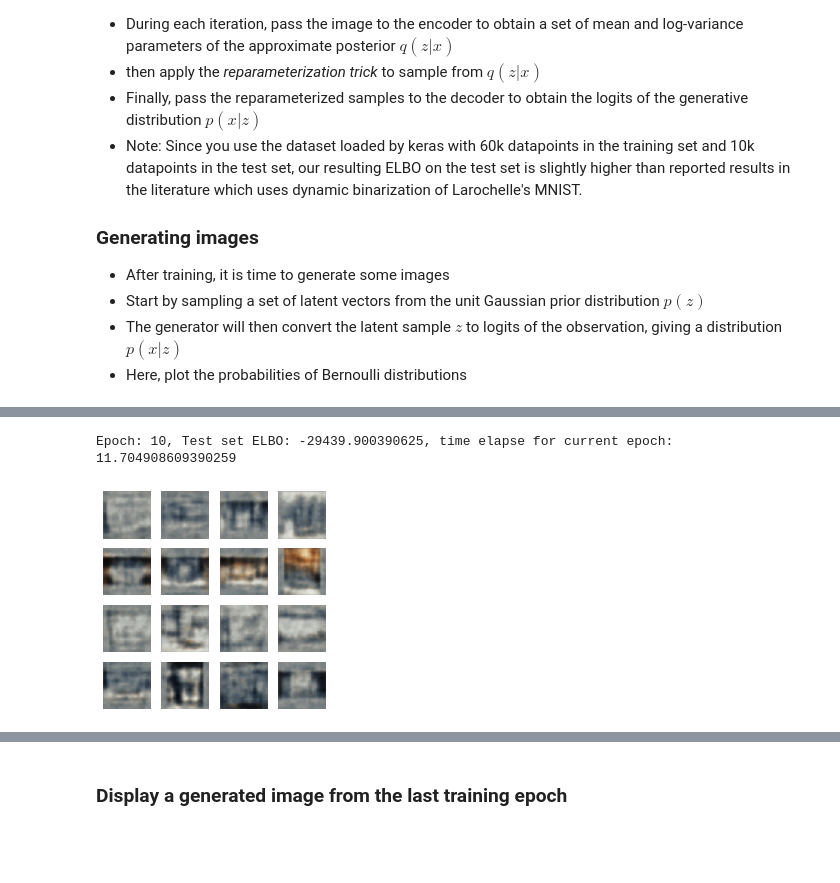
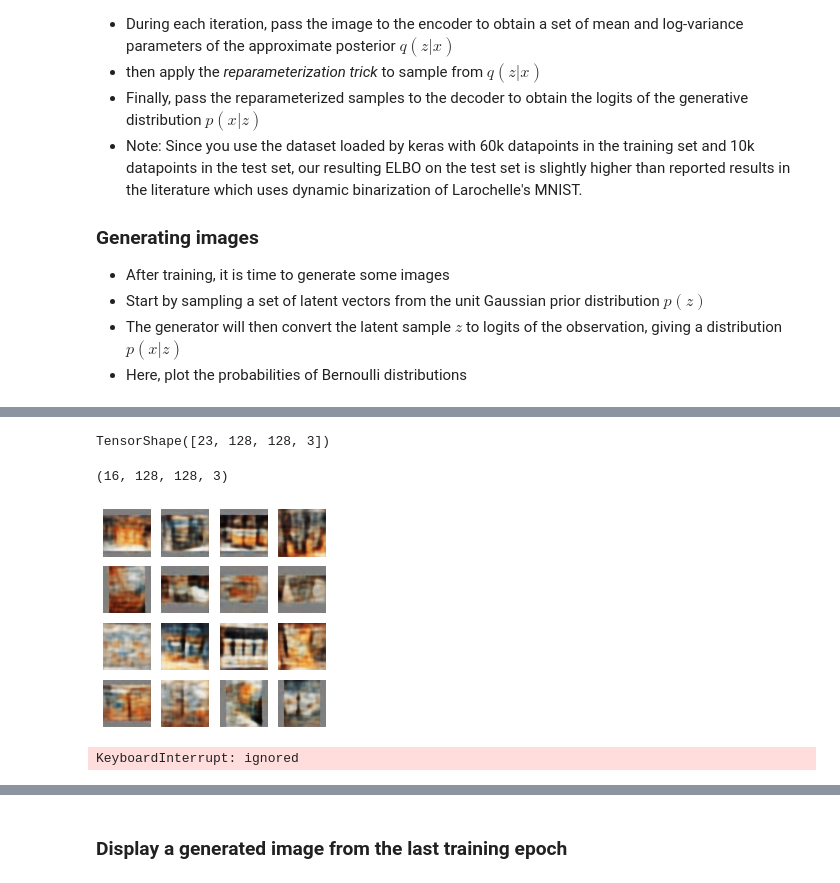
Before and after one commit to atharvakale31/DL_auto_encoders, a Jupyter notebook: CVAE_for_Retail_Dataset_using_ImageGenerator.ipynb, the cells around one changed output, grey strips where cells are left out. Saved outputs shown, nothing was run; the diff lists cells and outputs as text; code cells hidden in the pictures; blank space fills up the shorter version.

```diff
--- a/CVAE_for_Retail_Dataset_using_ImageGenerator.ipynb
+++ b/CVAE_for_Retail_Dataset_using_ImageGenerator.ipynb
@@ -184,11 +187,11 @@ class CVAE(tf.keras.Model):
         [
             tf.keras.layers.InputLayer(input_shape=(IMG_SIZE, IMG_SIZE, 3)),
             tf.keras.layers.Conv2D(
-                filters=32, kernel_size=3, strides=(2, 2), activation='relu'),
+                filters=64, kernel_size=4, strides=(2, 2), activation='relu'),
             tf.keras.layers.Conv2D(
-                filters=64, kernel_size=3, strides=(2, 2), activation='relu'),
+                filters=128, kernel_size=4, strides=(2, 2), activation='relu'),
          tf.keras.layers.Conv2D(
-                filters=128, kernel_size=3, strides=(2, 2), activation='relu'),
+                filters=512, kernel_size=4, strides=(2, 2), activation='relu'),
 
         #   tf.keras.layers.Conv2D(
         #         filters=128, kernel_size=3, strides=(2, 2), activation='relu'),
@@ -204,20 +207,20 @@ class CVAE(tf.keras.Model):
             tf.keras.layers.Dense(units=16*16*32, activation=tf.nn.relu),
             tf.keras.layers.Reshape(target_shape=(16, 16, 32)),
           tf.keras.layers.Conv2DTranspose(
-                filters=128, kernel_size=3, strides=2, padding='same',
+                filters=256, kernel_size=4, strides=2, padding='same',
                 activation='relu'),
           # tf.keras.layers.Conv2DTranspose(
           #       filters=128, kernel_size=3, strides=2, padding='same',
           #       activation='relu'),
             tf.keras.layers.Conv2DTranspose(
-                filters=64, kernel_size=3, strides=2, padding='same',
+                filters=64, kernel_size=4, strides=2, padding='same',
                 activation='relu'),
             tf.keras.layers.Conv2DTranspose(
-                filters=32, kernel_size=3, strides=2, padding='same',
+                filters=16, kernel_size=4, strides=2, padding='same',
                 activation='relu'),
             # No activation
             tf.keras.layers.Conv2DTranspose(
-                filters=3, kernel_size=3, strides=1, padding='same'),
+                filters=3, kernel_size=4, strides=1, padding='same'),
         ]
     )
 
@@ -337,0 +343,4 @@ for test_batch in test_dataset.take(1):
+# %%
+test_x.shape
+# %% [output]
+TensorShape([23, 128, 128, 3])
@@ -338 +353,5 @@ for test_batch in test_dataset.take(1):
+# %%
+test_sample.shape
+# %% [output]
+(16, 128, 128, 3)
 # %%
@@ -346,27 +365,29 @@ for test_batch in test_dataset.take(1):
 # %%
 generate_and_save_images(model, 0, test_sample)
 
 for epoch in range(1, epochs + 1):
   start_time = time.time()
   for train_x,_ in train_images_it:
     images=np.array(train_x)
-    images = images.reshape((images.shape[0], 128, 128, 3)) / 255.
+    images = images.reshape((images.shape[0], 128, 128, 3))
     images = images.astype('float32')
+    images /= 255
     train_step(model, images, optimizer)
   end_time = time.time()
 
   loss = tf.keras.metrics.Mean()
   for test_x,_ in test_images_it:
     images=np.array(train_x)
-    images = images.reshape((images.shape[0], 128, 128, 3)) / 255.
+    images = images.reshape((images.shape[0], 128, 128, 3))
     test_x = images.astype('float32')
+    test_x /=255
     loss(compute_loss(model, test_x))
   elbo = -loss.result()
   display.clear_output(wait=False)
   print('Epoch: {}, Test set ELBO: {}, time elapse for current epoch: {}'
         .format(epoch, elbo, end_time - start_time))
   generate_and_save_images(model, epoch, test_sample)
 # %% [output]
+[figure, new version]
-Epoch: 10, Test set ELBO: -29439.900390625, time elapse for current epoch: 11.704908609390259
+KeyboardInterrupt: ignored
-[figure, old version]
 # %%
```
Also changed, not shown: parts of 18 cells of this notebook.
